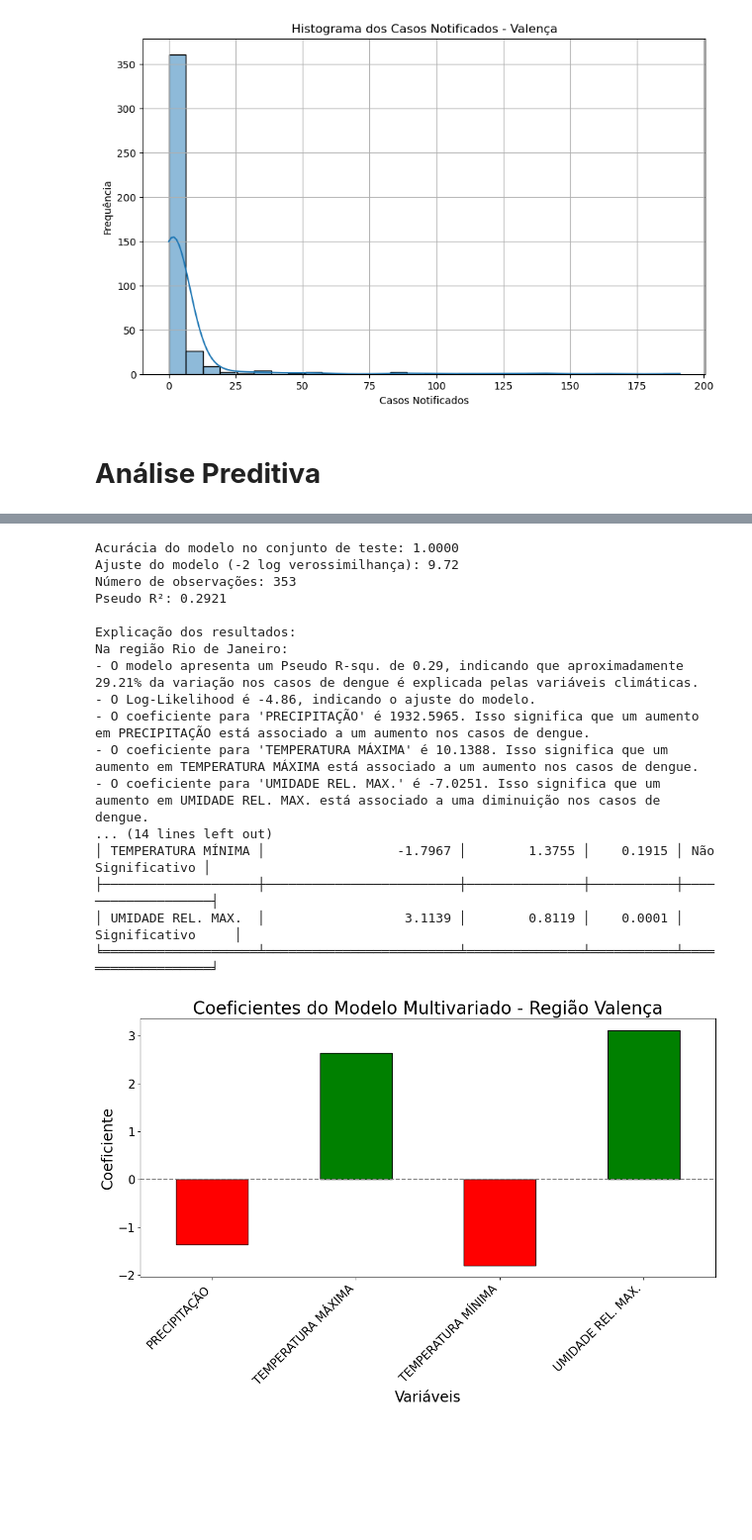
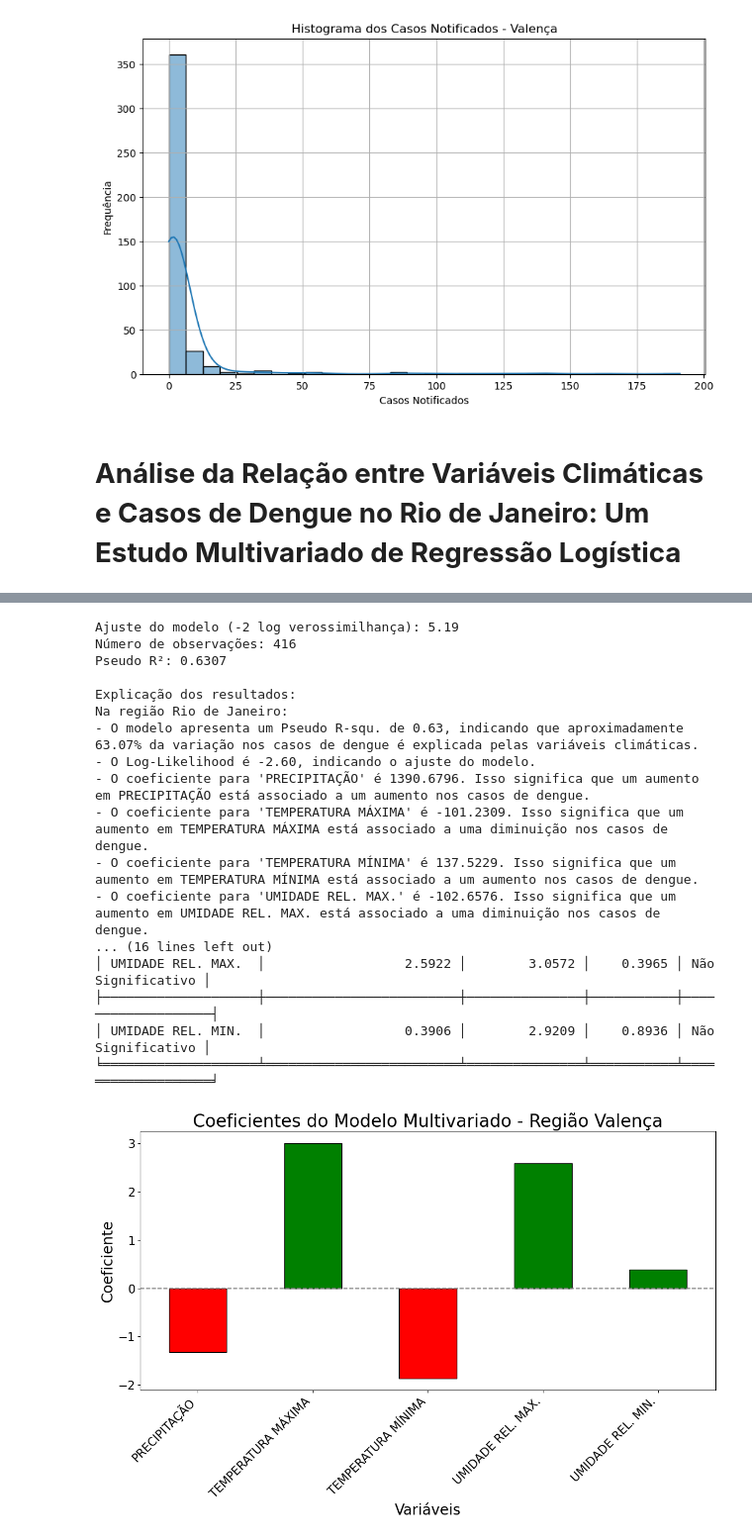
Before and after one commit to 07Dalmaso/TCC-, a Jupyter notebook: TCC - ANALISE PREDITIVA/anlise_preditiva.ipynb, the cells around one changed output, grey strips where cells are left out. Shown at 99% size. Drawn from its saved outputs; the diff is of its cells as text; code cells hidden in the pictures; blank space fills up the shorter version.

Commit message:
Ajustando a análise preditiva

```diff
--- a/TCC - ANALISE PREDITIVA/anlise_preditiva.ipynb
+++ b/TCC - ANALISE PREDITIVA/anlise_preditiva.ipynb
@@ -422,15 +422,13 @@ Estatísticas Descritivas para Valença
 [figure]
 [figure]
 # %% [markdown]
-# **Análise Preditiva**
+# **Análise da Relação entre Variáveis Climáticas e Casos de Dengue no Rio de Janeiro: Um Estudo Multivariado de Regressão Logística**
 # %%
 import pandas as pd
 import statsmodels.api as sm
 import warnings
 import matplotlib.pyplot as plt
 from tabulate import tabulate
-from sklearn.model_selection import train_test_split
-from sklearn.preprocessing import StandardScaler
 
 nomes_regioes = {
     'CG': 'Campos de Goytacazes',
@@ -468,30 +466,15 @@ for regiao, arquivo in arquivos_regioes.items():
 
     Y = dados['Casos_bin']
     variaveis_independentes = list(nomes_variaveis.keys())
-    X = dados[variaveis_independentes].copy()
-
-    # Verificar colinearidade (correlação)
-    corr_matrix = X.corr().abs()
-    upper_tri = corr_matrix.where(np.triu(np.ones(corr_matrix.shape), k=1).astype(bool))
-
-    # Encontrar e remover variáveis altamente correlacionadas (com correlação > 0.9)
-    to_drop = [column for column in upper_tri.columns if any(upper_tri[column] > 0.9)]
-    if to_drop:
-        print(f"Removendo variáveis altamente correlacionadas: {to_drop}")
-        X = X.drop(columns=to_drop)
-
-    # Adicionando constante
+    X = dados[variaveis_independentes]
     X = sm.add_constant(X)
-
-    # Dividir em conjunto de treino e teste
-    X_train, X_test, Y_train, Y_test = train_test_split(X, Y, test_size=0.15, random_state=42)
 
     with warnings.catch_warnings():
         warnings.simplefilter("ignore", category=UserWarning)
         warnings.simplefilter("ignore", category=sm.tools.sm_exceptions.ConvergenceWarning)
 
         try:
-            modelo = sm.Logit(Y_train, X_train)
+            modelo = sm.Logit(Y, X)
             resultado = modelo.fit(disp=0)
 
             nome_regiao = nomes_regioes[regiao]
@@ -527,12 +510,6 @@ for regiao, arquivo in arquivos_regioes.items():
             plt.tight_layout()
             plt.show()
 
-            # Avaliação do modelo
-            previsoes = resultado.predict(X_test)
-            previsoes_bin = previsoes.apply(lambda x: 1 if x >= 0.5 else 0)
-            acuracia = (previsoes_bin == Y_test).mean()
-            print(f'Acurácia do modelo no conjunto de teste: {acuracia:.4f}')
-
             ajuste_modelo = -2 * resultado.llf
             print(f'Ajuste do modelo (-2 log verossimilhança): {ajuste_modelo:.2f}')
             print(f"Número de observações: {resultado.nobs}")
@@ -544,10 +521,9 @@ for regiao, arquivo in arquivos_regioes.items():
             print(f"- O Log-Likelihood é {resultado.llf:.2f}, indicando o ajuste do modelo.")
 
             for var in variaveis_independentes:
-                if var not in to_drop:  # Verifica se a variável ainda está no modelo
-                    nome_variavel = nomes_variaveis[var]
-                    coef = resultado.params[var]
-                    print(f"- O coeficiente para '{nome_variavel}' é {coef:.4f}. Isso significa que um aumento em {nome_variavel} está associado a {'um aumento' if coef > 0 else 'uma diminuição'} nos casos de dengue.")
+                nome_variavel = nomes_variaveis[var]
+                coef = resultado.params[var]
+                print(f"- O coeficiente para '{nome_variavel}' é {coef:.4f}. Isso significa que um aumento em {nome_variavel} está associado a {'um aumento' if coef > 0 else 'uma diminuição'} nos casos de dengue.")
 
         except Exception as e:
             print(f"Erro ao ajustar o modelo para a região {nome_regiao}: {e}")
@@ -591,18 +567,18 @@ Na região Campos de Goytacazes:
-Acurácia do modelo no conjunto de teste: 1.0000
-Ajuste do modelo (-2 log verossimilhança): 9.72
-Número de observações: 353
-Pseudo R²: 0.2921
+Ajuste do modelo (-2 log verossimilhança): 5.19
+Número de observações: 416
+Pseudo R²: 0.6307
 
 Explicação dos resultados:
 Na região Rio de Janeiro:
-- O modelo apresenta um Pseudo R-squ. de 0.29, indicando que aproximadamente 29.21% da variação nos casos de dengue é explicada pelas variáveis climáticas.
-- O Log-Likelihood é -4.86, indicando o ajuste do modelo.
-- O coeficiente para 'PRECIPITAÇÃO' é 1932.5965. Isso significa que um aumento em PRECIPITAÇÃO está associado a um aumento nos casos de dengue.
-- O coeficiente para 'TEMPERATURA MÁXIMA' é 10.1388. Isso significa que um aumento em TEMPERATURA MÁXIMA está associado a um aumento nos casos de dengue.
-- O coeficiente para 'UMIDADE REL. MAX.' é -7.0251. Isso significa que um aumento em UMIDADE REL. MAX. está associado a uma diminuição nos casos de dengue.
-... (14 lines left out)
-│ TEMPERATURA MÍNIMA │                 -1.7967 │        1.3755 │    0.1915 │ Não Significativo │
+- O modelo apresenta um Pseudo R-squ. de 0.63, indicando que aproximadamente 63.07% da variação nos casos de dengue é explicada pelas variáveis climáticas.
+- O Log-Likelihood é -2.60, indicando o ajuste do modelo.
+- O coeficiente para 'PRECIPITAÇÃO' é 1390.6796. Isso significa que um aumento em PRECIPITAÇÃO está associado a um aumento nos casos de dengue.
+- O coeficiente para 'TEMPERATURA MÁXIMA' é -101.2309. Isso significa que um aumento em TEMPERATURA MÁXIMA está associado a uma diminuição nos casos de dengue.
+- O coeficiente para 'TEMPERATURA MÍNIMA' é 137.5229. Isso significa que um aumento em TEMPERATURA MÍNIMA está associado a um aumento nos casos de dengue.
+- O coeficiente para 'UMIDADE REL. MAX.' é -102.6576. Isso significa que um aumento em UMIDADE REL. MAX. está associado a uma diminuição nos casos de dengue.
+... (16 lines left out)
+│ UMIDADE REL. MAX.  │                  2.5922 │        3.0572 │    0.3965 │ Não Significativo │
 ├────────────────────┼─────────────────────────┼───────────────┼───────────┼───────────────────┤
-│ UMIDADE REL. MAX.  │                  3.1139 │        0.8119 │    0.0001 │ Significativo     │
+│ UMIDADE REL. MIN.  │                  0.3906 │        2.9209 │    0.8936 │ Não Significativo │
 ╘════════════════════╧═════════════════════════╧═══════════════╧═══════════╧═══════════════════╛
-[figure, old version]
+[figure, new version]
```
Also changed, not shown: parts of 11 cells of this notebook, 5 other files.
